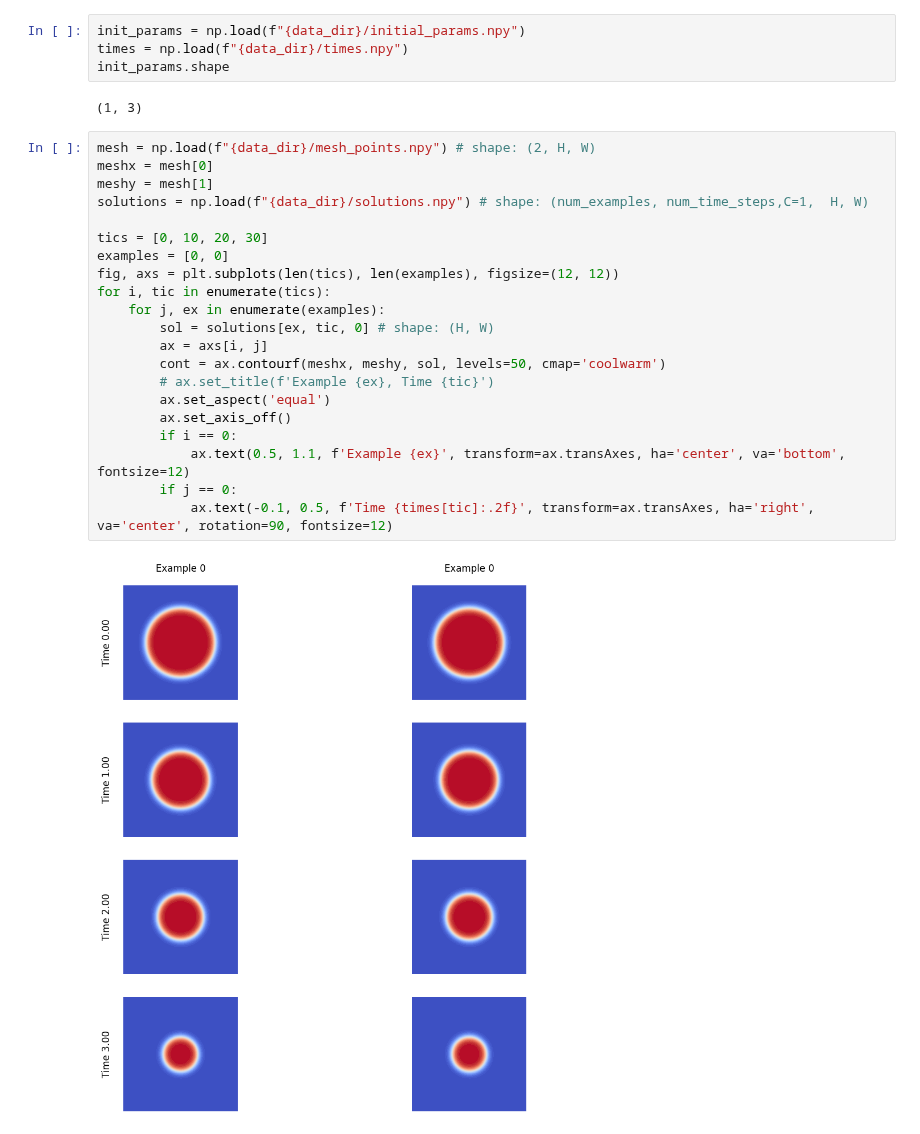
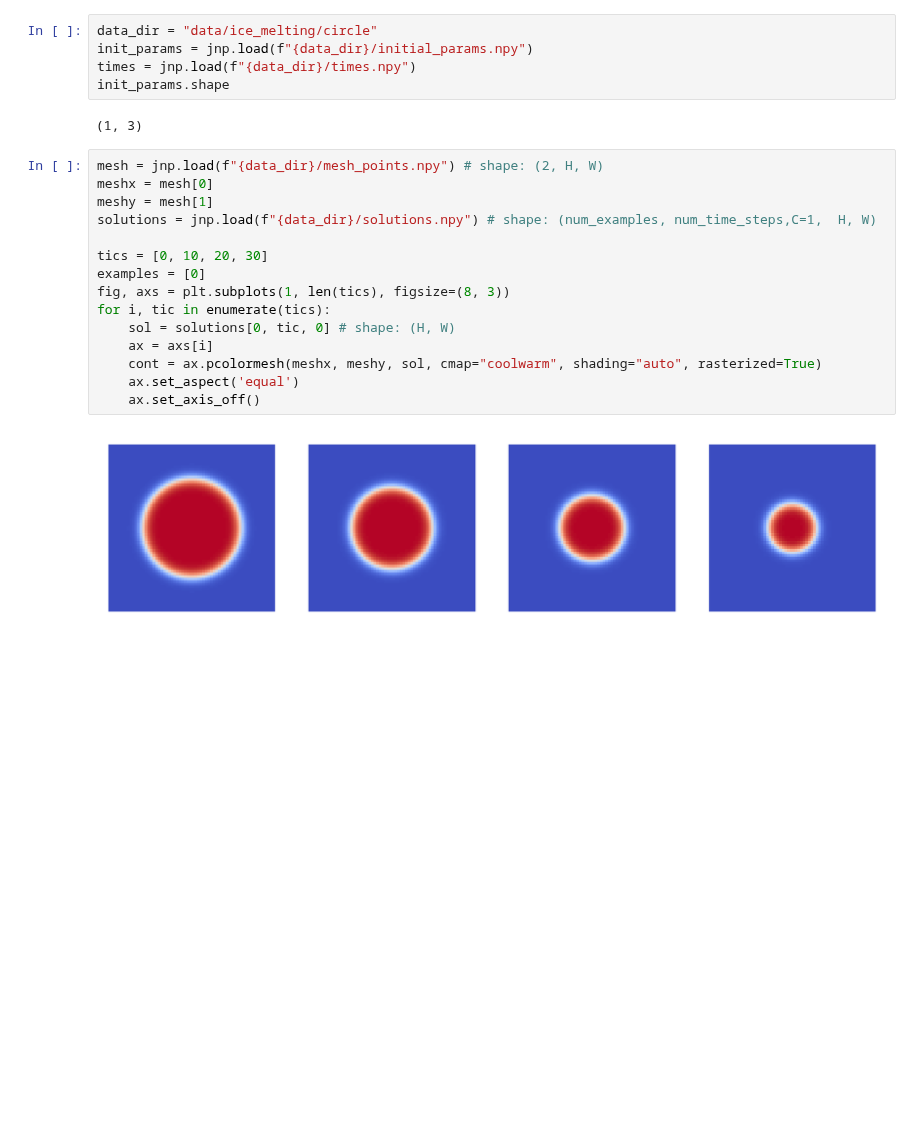
Before and after one commit to NanxiiChen/PI-CViT, a Jupyter notebook: ice_melting/eval.ipynb, the cells around one changed output. Drawn from its saved outputs; the diff is of its cells as text; blank space fills up the shorter version.

```diff
--- a/ice_melting/eval.ipynb
+++ b/ice_melting/eval.ipynb
@@ -6,29 +53,24 @@ data_dir = "../data/ice_melting/circle"
 # %%
-init_params = np.load(f"{data_dir}/initial_params.npy")
-times = np.load(f"{data_dir}/times.npy")
+data_dir = "data/ice_melting/circle"
+init_params = jnp.load(f"{data_dir}/initial_params.npy")
+times = jnp.load(f"{data_dir}/times.npy")
 init_params.shape
 # %% [output]
 (1, 3)
 # %%
-mesh = np.load(f"{data_dir}/mesh_points.npy") # shape: (2, H, W)
+mesh = jnp.load(f"{data_dir}/mesh_points.npy") # shape: (2, H, W)
 meshx = mesh[0]
 meshy = mesh[1]
-solutions = np.load(f"{data_dir}/solutions.npy") # shape: (num_examples, num_time_steps,C=1,  H, W)
+solutions = jnp.load(f"{data_dir}/solutions.npy") # shape: (num_examples, num_time_steps,C=1,  H, W)
 
 tics = [0, 10, 20, 30]
-examples = [0, 0]
-fig, axs = plt.subplots(len(tics), len(examples), figsize=(12, 12))
+examples = [0]
+fig, axs = plt.subplots(1, len(tics), figsize=(8, 3))
 for i, tic in enumerate(tics):
-    for j, ex in enumerate(examples):
-        sol = solutions[ex, tic, 0] # shape: (H, W)
-        ax = axs[i, j]
-        cont = ax.contourf(meshx, meshy, sol, levels=50, cmap='coolwarm')
-        # ax.set_title(f'Example {ex}, Time {tic}')
-        ax.set_aspect('equal')
-        ax.set_axis_off()
-        if i == 0:
-            ax.text(0.5, 1.1, f'Example {ex}', transform=ax.transAxes, ha='center', va='bottom', fontsize=12)
-        if j == 0:
-            ax.text(-0.1, 0.5, f'Time {times[tic]:.2f}', transform=ax.transAxes, ha='right', va='center', rotation=90, fontsize=12)
+    sol = solutions[0, tic, 0] # shape: (H, W)
+    ax = axs[i]
+    cont = ax.pcolormesh(meshx, meshy, sol, cmap="coolwarm", shading="auto", rasterized=True)
+    ax.set_aspect('equal')
+    ax.set_axis_off()
 # %% [output]
-[figure, old version]
+[figure, new version]
```
Also changed, not shown: parts of 11 cells of this notebook, 4 other files.
